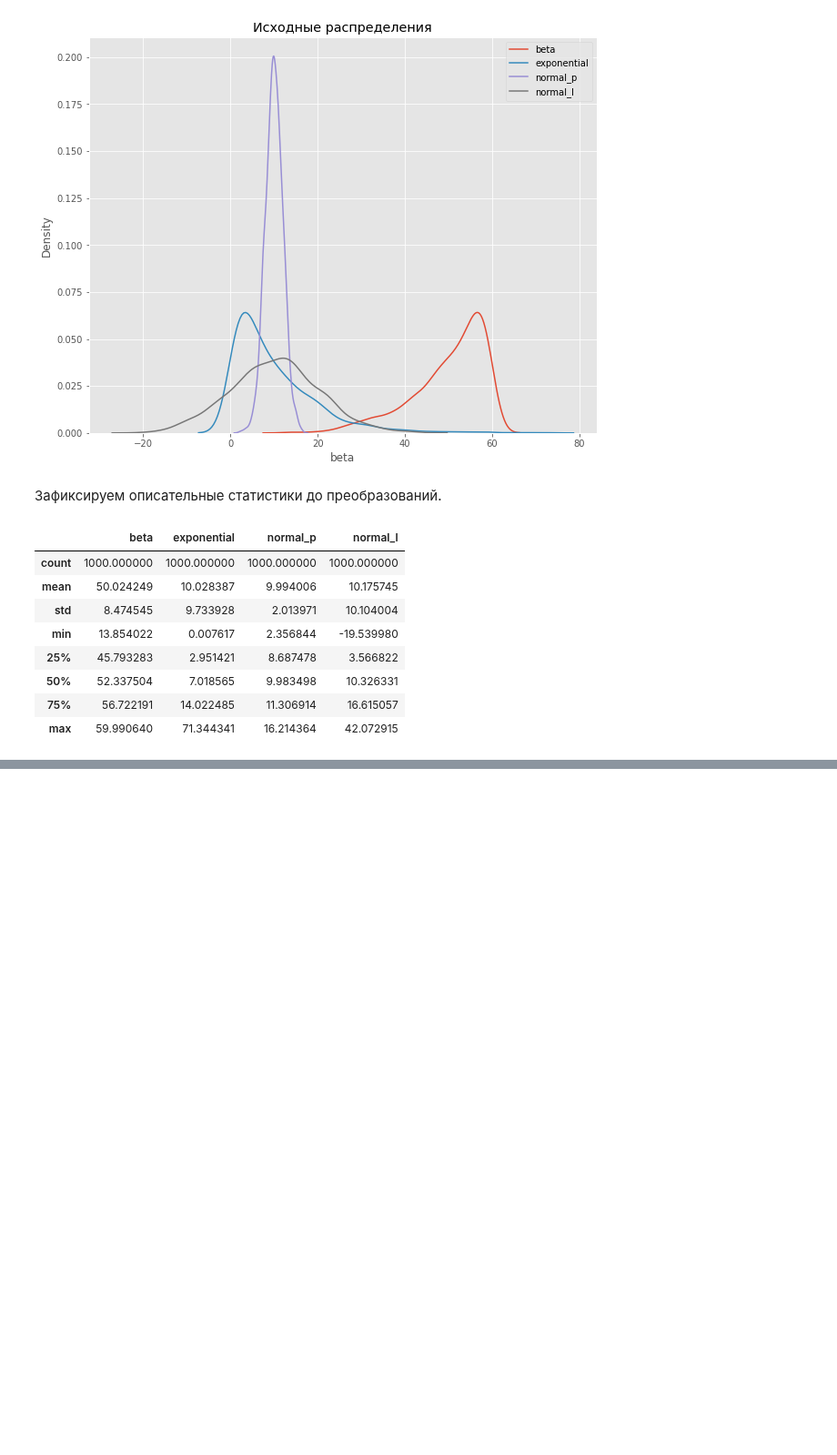
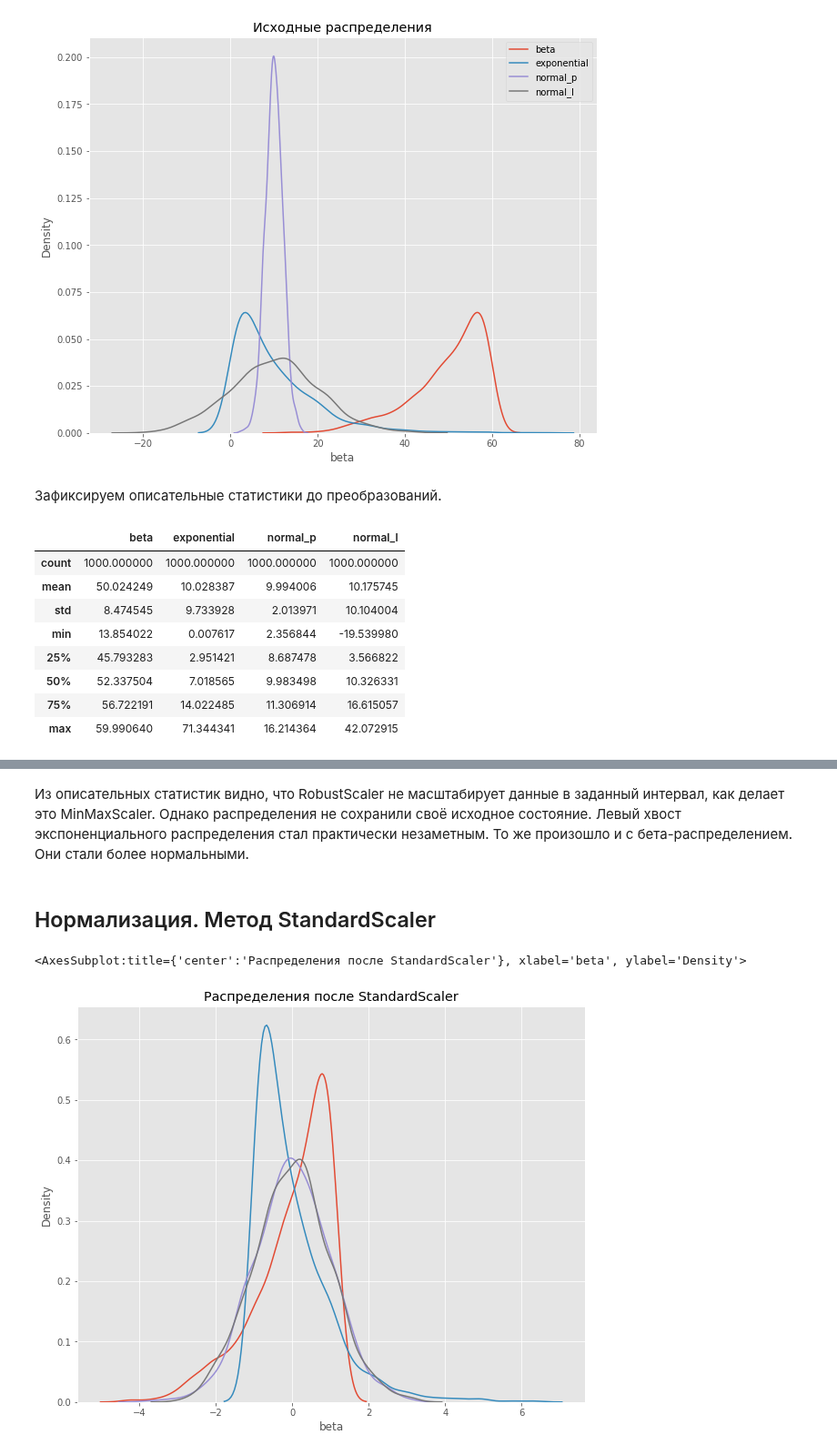
Before and after one commit to UdTatyana/SF-Data-Science, a Jupyter notebook: Skillfactory/EDA-3 Создание признаков/EDA-3.ipynb, the cells around one changed output, grey strips where cells are left out. Shown at 91% size. Cells and saved outputs as stored; diff of their text form; code cells hidden in the pictures; blank space fills up the shorter version.

```diff
--- a/Skillfactory/EDA-3 Создание признаков/EDA-3.ipynb
+++ b/Skillfactory/EDA-3 Создание признаков/EDA-3.ipynb
@@ -575,0 +639,24 @@ df.describe()
+# %% [markdown]
+Из описательных статистик видно, что RobustScaler не масштабирует данные в заданный интервал, как делает это MinMaxScaler. Однако распределения не сохранили своё исходное состояние. Левый хвост экспоненциального распределения стал практически незаметным. То же произошло и с бета-распределением. Они стали более нормальными.
+# %% [markdown]
+## Нормализация. Метод  StandardScaler
+# %%
+# инициализируем стандартизатор StandardScaler
+s_scaler = preprocessing.StandardScaler()
+
+# копируем исходный датасет
+df_s = s_scaler.fit_transform(df)
+
+# Преобразуем промежуточный датасет в полноценный датафрейм для визуализации
+df_s = pd.DataFrame(df_s, columns=col_names)
+
+fig, (ax1) = plt.subplots(ncols=1, figsize=(10, 8))
+ax1.set_title('Распределения после StandardScaler')
+
+sns.kdeplot(df_s['beta'], ax=ax1)
+sns.kdeplot(df_s['exponential'], ax=ax1)
+sns.kdeplot(df_s['normal_p'], ax=ax1)
+sns.kdeplot(df_s['normal_l'], ax=ax1)
+# %% [output]
+<AxesSubplot:title={'center':'Распределения после StandardScaler'}, xlabel='beta', ylabel='Density'>
+[figure, added]
```
Also changed, not shown: parts of 45 cells of this notebook.
